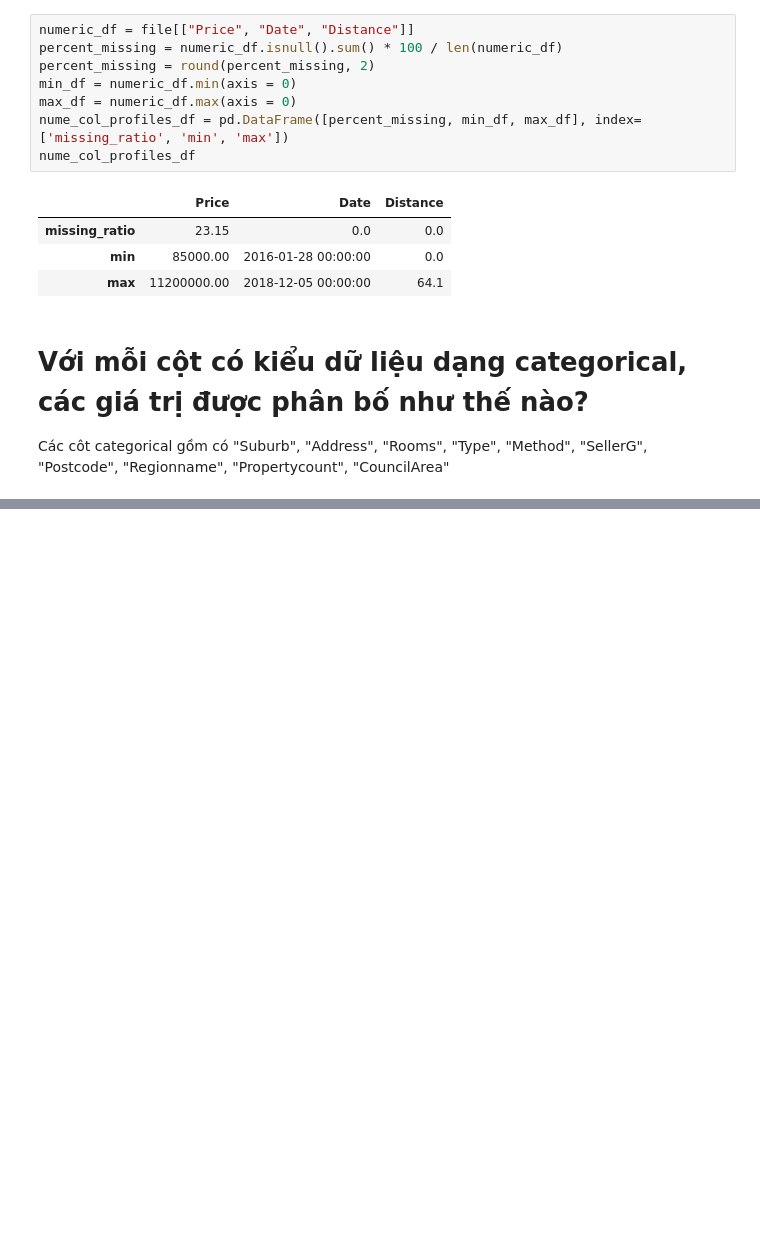
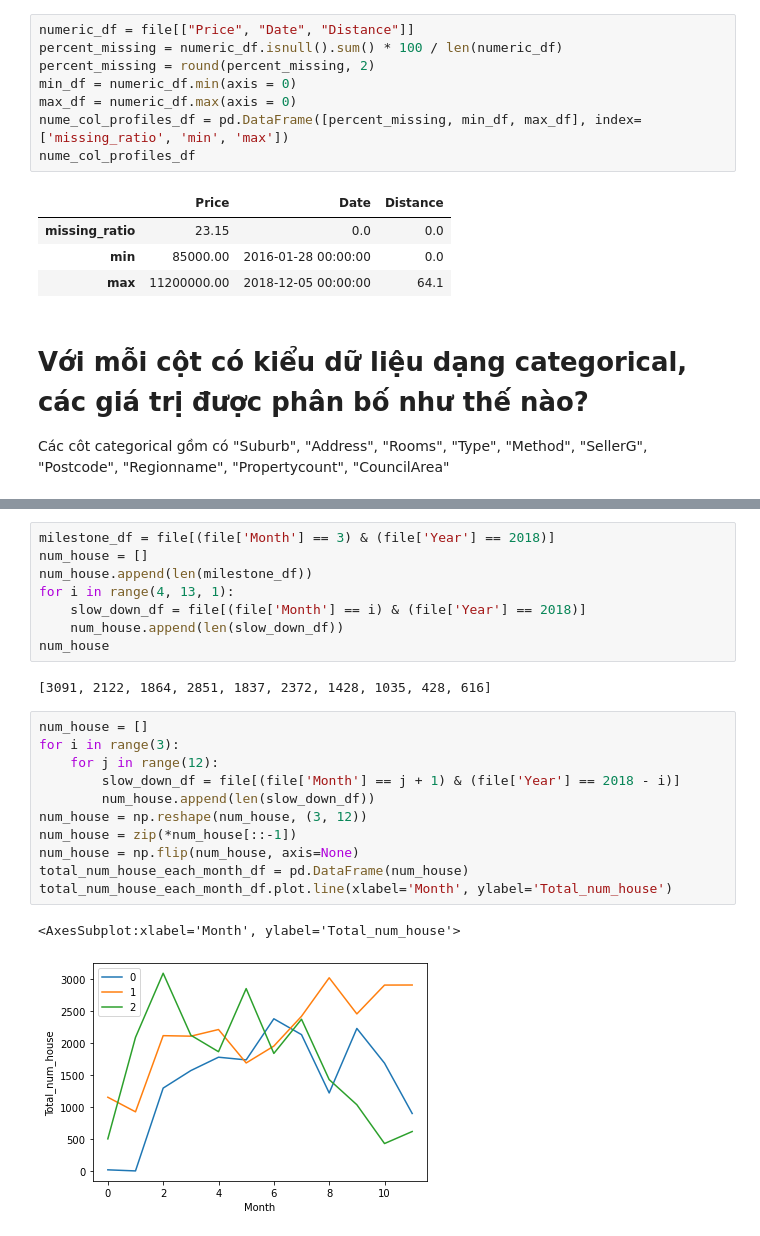
Before and after one commit to NguyenNamAnh-201/P4DS_FinalProject, a Jupyter notebook: MELBOURNE_HOUSE_PRICES_LESS.ipynb, the cells around one changed output, grey strips where cells are left out. Drawn from its saved outputs; the diff is of its cells as text; blank space fills up the shorter version.

```diff
--- a/MELBOURNE_HOUSE_PRICES_LESS.ipynb
+++ b/MELBOURNE_HOUSE_PRICES_LESS.ipynb
@@ -152,0 +183,24 @@ cate_col_profiles_df
+# %%
+milestone_df = file[(file['Month'] == 3) & (file['Year'] == 2018)]
+num_house = []
+num_house.append(len(milestone_df))
+for i in range(4, 13, 1):
+    slow_down_df = file[(file['Month'] == i) & (file['Year'] == 2018)]
+    num_house.append(len(slow_down_df))
+num_house
+# %% [output]
+[3091, 2122, 1864, 2851, 1837, 2372, 1428, 1035, 428, 616]
+# %%
+num_house = []
+for i in range(3):
+    for j in range(12):
+        slow_down_df = file[(file['Month'] == j + 1) & (file['Year'] == 2018 - i)]
+        num_house.append(len(slow_down_df))
+num_house = np.reshape(num_house, (3, 12))
+num_house = zip(*num_house[::-1])
+num_house = np.flip(num_house, axis=None)
+total_num_house_each_month_df = pd.DataFrame(num_house)
+total_num_house_each_month_df.plot.line(xlabel='Month', ylabel='Total_num_house')
+# %% [output]
+<AxesSubplot:xlabel='Month', ylabel='Total_num_house'>
+[figure, added]
```
Also changed, not shown: parts of 6 cells of this notebook.
